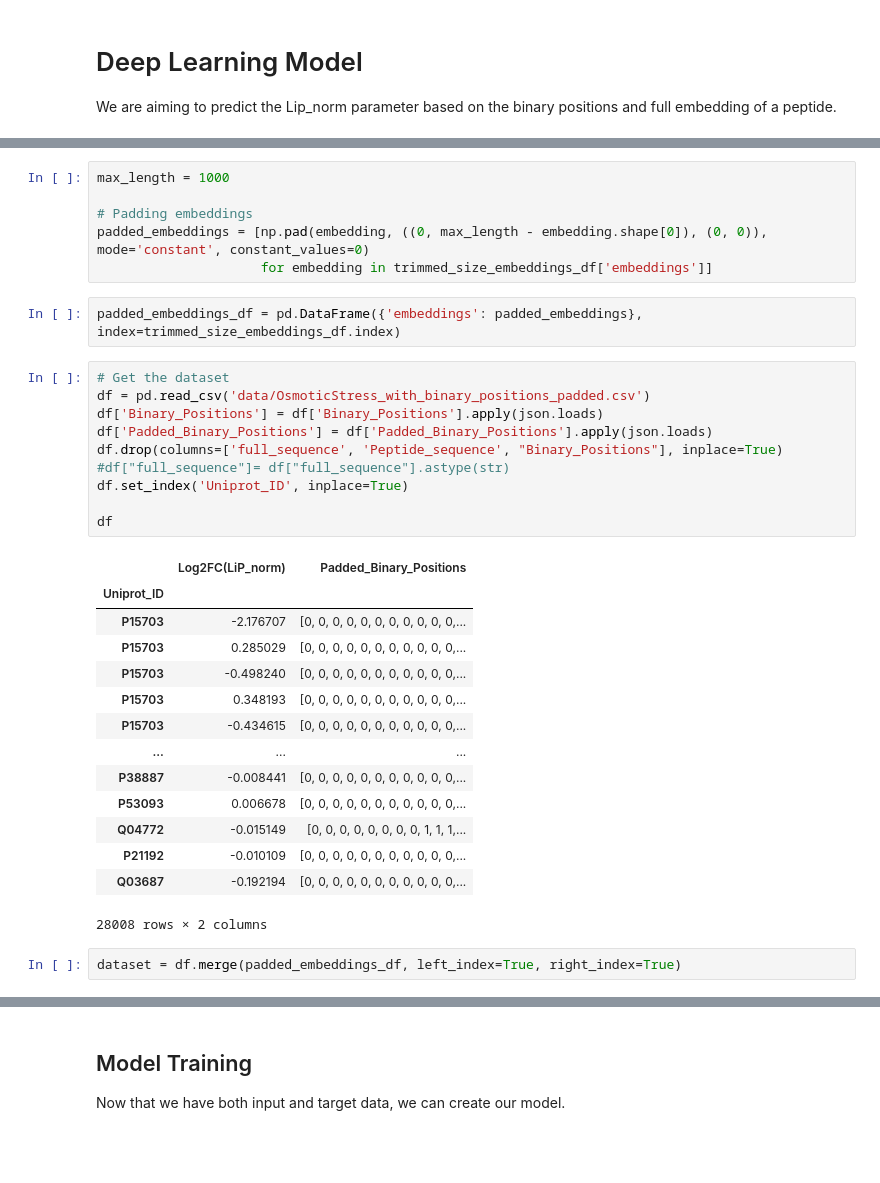
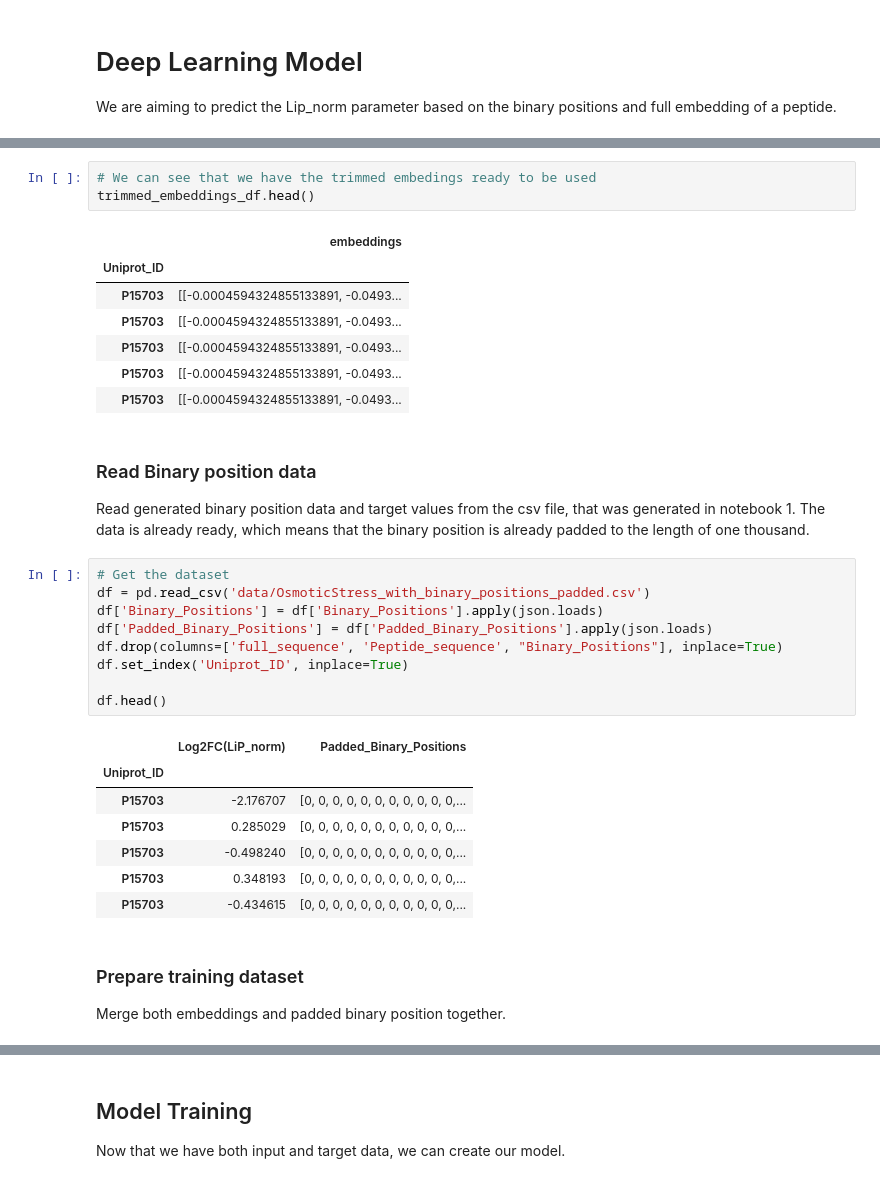
Before and after one commit to gustavoschewinski/tuning-protein, a Jupyter notebook: 5. dl_model.ipynb, the cells around one changed output, grey strips where cells are left out. Drawn from its saved outputs; the diff is of its cells as text; blank space fills up the shorter version.

```diff
--- a/5. dl_model.ipynb
+++ b/5. dl_model.ipynb
@@ -93,36 +56,35 @@ trimmed_size_embeddings_df
-# %%
-max_length = 1000
-
-# Padding embeddings
-padded_embeddings = [np.pad(embedding, ((0, max_length - embedding.shape[0]), (0, 0)), mode='constant', constant_values=0)
-                     for embedding in trimmed_size_embeddings_df['embeddings']]
-# %%
-padded_embeddings_df = pd.DataFrame({'embeddings': padded_embeddings}, index=trimmed_size_embeddings_df.index)
+# %%
+# We can see that we have the trimmed embedings ready to be used
+trimmed_embeddings_df.head()
+# %% [output]
+|  | embeddings |
+| Uniprot_ID |  |
+| P15703 | [[-0.0004594324855133891, -0.0493... |
+| P15703 | [[-0.0004594324855133891, -0.0493... |
+| P15703 | [[-0.0004594324855133891, -0.0493... |
+| P15703 | [[-0.0004594324855133891, -0.0493... |
+| P15703 | [[-0.0004594324855133891, -0.0493... |
+# %% [markdown]
+### Read Binary position data
+Read generated binary position data and target values from the csv file, that was generated in notebook 1. The data is already ready, which means that the binary position  is already padded to the length of one thousand.
 # %%
 # Get the dataset
 df = pd.read_csv('data/OsmoticStress_with_binary_positions_padded.csv')
 df['Binary_Positions'] = df['Binary_Positions'].apply(json.loads)
 df['Padded_Binary_Positions'] = df['Padded_Binary_Positions'].apply(json.loads)
 df.drop(columns=['full_sequence', 'Peptide_sequence', "Binary_Positions"], inplace=True)
-#df["full_sequence"]= df["full_sequence"].astype(str)
 df.set_index('Uniprot_ID', inplace=True)
 
-df
+df.head()
 # %% [output]
 |  | Log2FC(LiP_norm) | Padded_Binary_Positions |
 | Uniprot_ID |  |  |
 | P15703 | -2.176707 | [0, 0, 0, 0, 0, 0, 0, 0, 0, 0, 0,... |
 | P15703 | 0.285029 | [0, 0, 0, 0, 0, 0, 0, 0, 0, 0, 0,... |
 | P15703 | -0.498240 | [0, 0, 0, 0, 0, 0, 0, 0, 0, 0, 0,... |
 | P15703 | 0.348193 | [0, 0, 0, 0, 0, 0, 0, 0, 0, 0, 0,... |
 | P15703 | -0.434615 | [0, 0, 0, 0, 0, 0, 0, 0, 0, 0, 0,... |
-| ... | ... | ... |
-| P38887 | -0.008441 | [0, 0, 0, 0, 0, 0, 0, 0, 0, 0, 0,... |
-| P53093 | 0.006678 | [0, 0, 0, 0, 0, 0, 0, 0, 0, 0, 0,... |
-| Q04772 | -0.015149 | [0, 0, 0, 0, 0, 0, 0, 0, 1, 1, 1,... |
-| P21192 | -0.010109 | [0, 0, 0, 0, 0, 0, 0, 0, 0, 0, 0,... |
-| Q03687 | -0.192194 | [0, 0, 0, 0, 0, 0, 0, 0, 0, 0, 0,... |
-28008 rows × 2 columns
-# %%
-dataset = df.merge(padded_embeddings_df, left_index=True, right_index=True)
+# %% [markdown]
+### Prepare training dataset
+Merge both embeddings and padded binary position together.
 # %%
```
Also changed, not shown: parts of 31 cells of this notebook.
